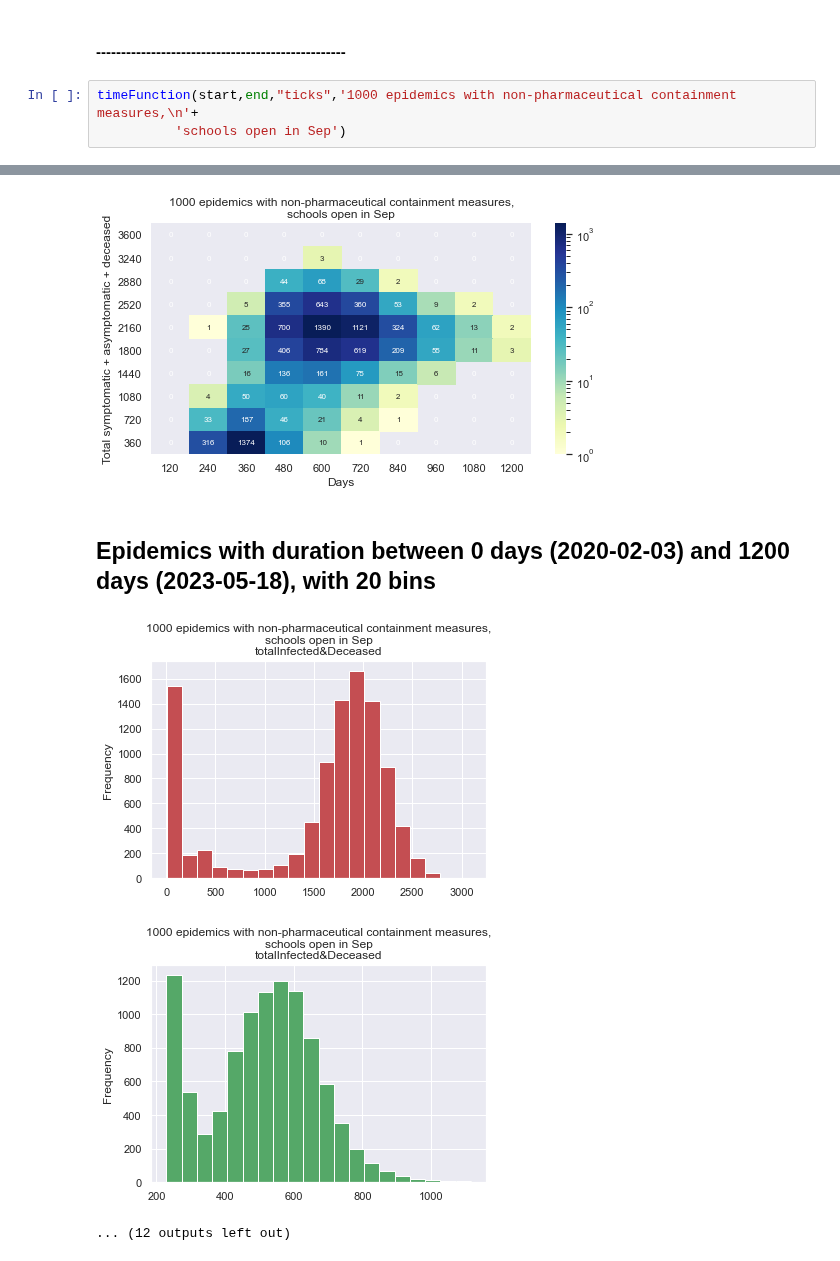
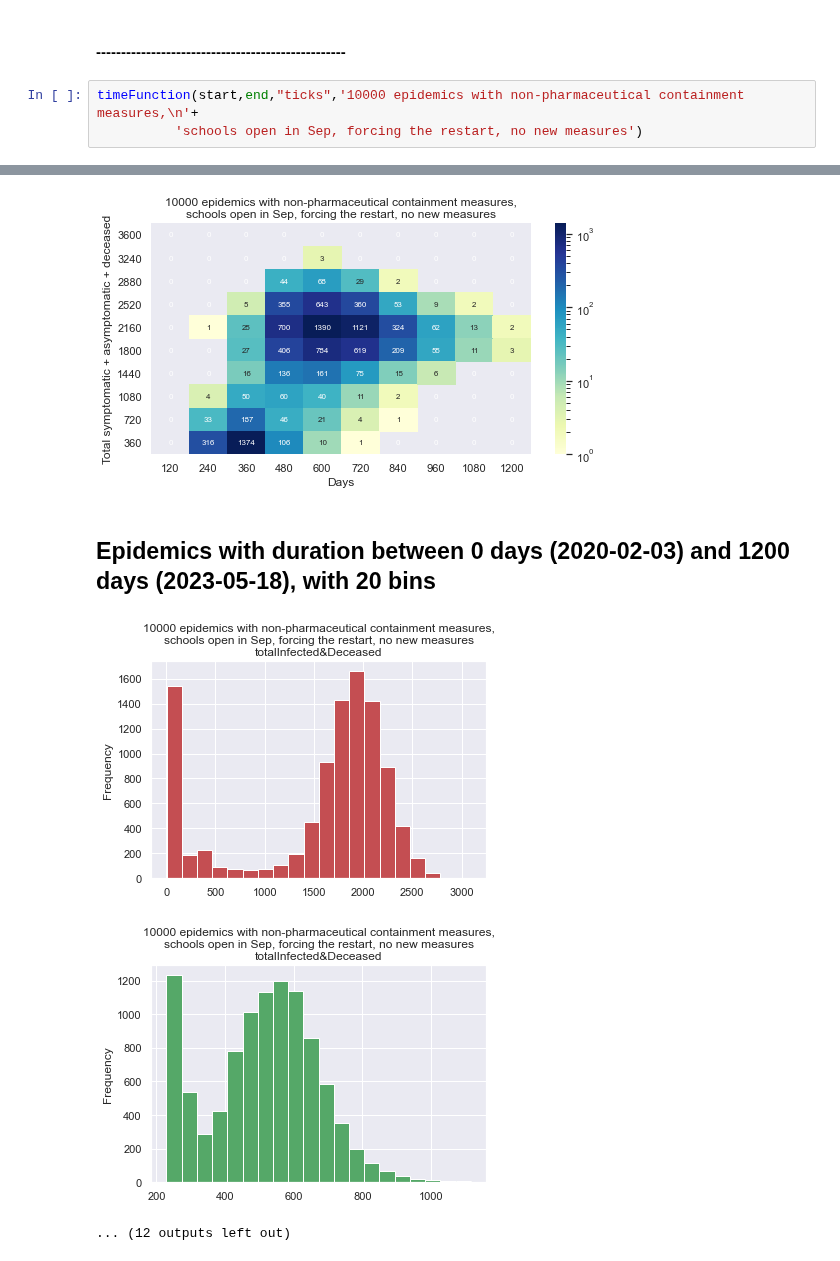
Before and after one commit to terna/readSIsaR_BatchResults, a Jupyter notebook: readRunResults10kStableSeedsCPoints_basicControlB_schoolOpenSeptChangingWorldNewStart_plusHMlog.ipynb, the cells around one changed output, grey strips where cells are left out. Drawn from its saved outputs; the diff is of its cells as text.

```diff
--- a/readRunResults10kStableSeedsCPoints_basicControlB_schoolOpenSeptChangingWorldNewStart_plusHMlog.ipynb
+++ b/readRunResults10kStableSeedsCPoints_basicControlB_schoolOpenSeptChangingWorldNewStart_plusHMlog.ipynb
@@ -486,8 +486,8 @@ timeFunction(cp6[1],end,"ticks",'1000 epidemics with non-pharmaceutical containm
 # %% [markdown]
 #### --------------------------------------------------
 # %%
-timeFunction(start,end,"ticks",'1000 epidemics with non-pharmaceutical containment measures,\n'+
-          'schools open in Sep')
+timeFunction(start,end,"ticks",'10000 epidemics with non-pharmaceutical containment measures,\n'+
+          'schools open in Sep, forcing the restart, no new measures')
 # %% [output]
 ## Epidemics with duration between 0 days (2020-02-03) and 1200 days (2023-05-18)
 |  | symptomatic | totalInfected&Deceased | duration |
@@ -520,7 +520,7 @@ None
 With 10 bins, the max value on z axis is 1390.0, first row is [0.000e+00 3.160e+02 1.374e+03 1.060e+02 1.000e+01 1.000e+00 0.000e+00
  0.000e+00 0.000e+00 0.000e+00]
-[figure, old version]
+[figure, new version]
 ## Epidemics with duration between 0 days (2020-02-03) and 1200 days (2023-05-18), with 20 bins
-[figure, old version]
+[figure, new version]
-[figure, old version]
+[figure, new version]
 ... (12 outputs left out)
```
Also changed, not shown: parts of 1 cell of this notebook, 9 other files.
